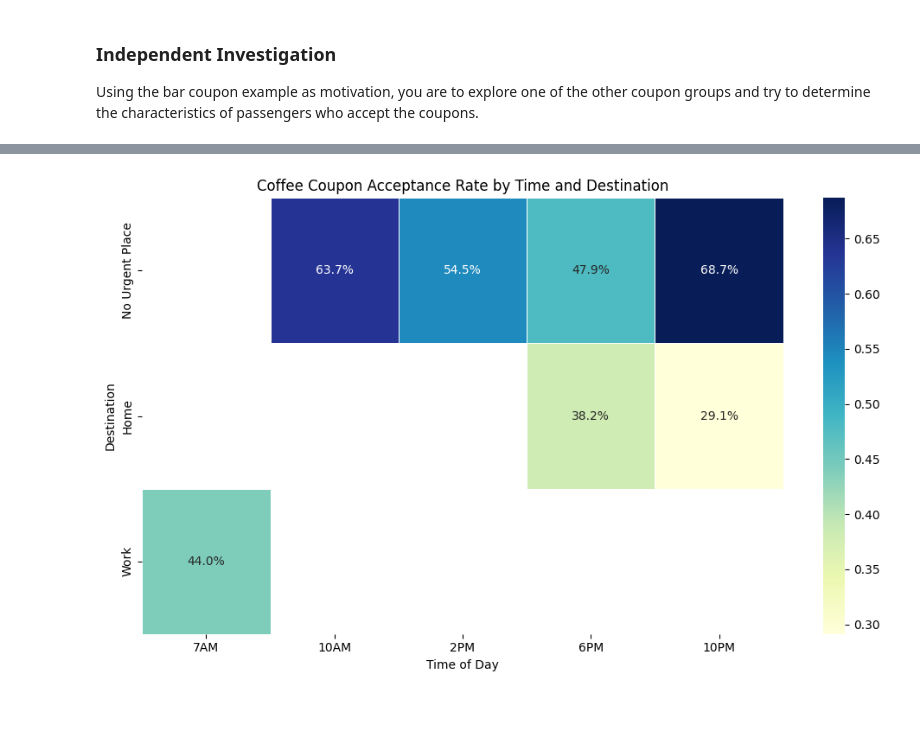
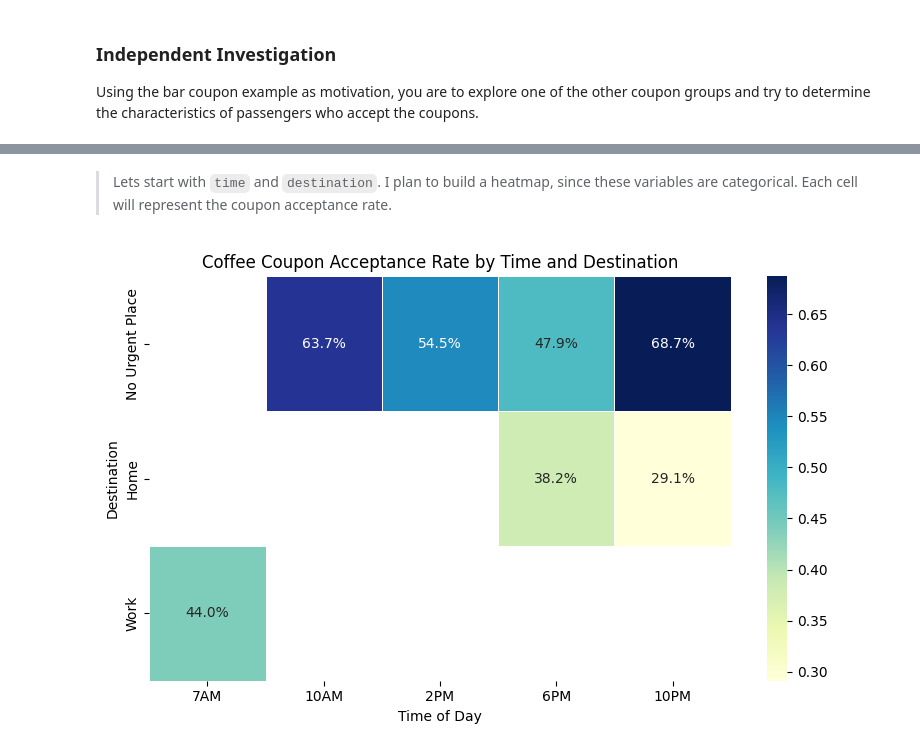
Before and after one commit to jojasan/berkeley-ai-hw5, a Jupyter notebook: prompt.ipynb, the cells around one changed output, grey strips where cells are left out. Cells and saved outputs as stored; diff of their text form; code cells hidden in the pictures; blank space fills up the shorter version.

Commit message:
Finished assignment. Will check tomorrow for marginal and aesthetic improvements

```diff
--- a/prompt.ipynb
+++ b/prompt.ipynb
@@ -705,24 +691,26 @@ Name: count, dtype: int64
+# %% [markdown]
+> Lets start with `time` and `destination`. I plan to build a heatmap, since these variables are categorical. Each cell will represent the coupon acceptance rate.
 # %%
-# Start with time and destination heatmap, inside each cell is % accepted
-# Calculate the mean of 'Y' for each combination of 'time' and 'destination'
+# Lets start the analysis for 'time' and 'destination' using a heatmap, inside each cell is % coupon acceptance rate
+# Calculate the mean of 'Y' for each combination of 'time' and 'destination'. This represents the % coupon acceptance rate
 heatmap_data_coffee = coffee_coupons.groupby(['destination', 'time'])['Y'].mean().unstack()
 
 # Define the desired order for axes
 destination_order = ['No Urgent Place', 'Home', 'Work']
 time_order = ['7AM', '10AM', '2PM', '6PM', '10PM']
 
 # Reindex the DataFrame to ensure correct order
 heatmap_data_coffee = heatmap_data_coffee.reindex(index=destination_order, columns=time_order)
 
 # Create the heatmap
-plt.figure(figsize=(10, 6))
+plt.figure(figsize=(8, 5))
 sns.heatmap(heatmap_data_coffee, annot=True, fmt=".1%", cmap="YlGnBu", linewidths=.5)
 
 # Add titles and labels
 plt.title('Coffee Coupon Acceptance Rate by Time and Destination')
 plt.xlabel('Time of Day')
 plt.ylabel('Destination')
 plt.tight_layout() # Adjust layout to prevent labels from overlapping
 plt.show()
 # %% [output]
-[figure, old version]
+[figure, new version]
```
Also changed, not shown: parts of 25 cells of this notebook.
